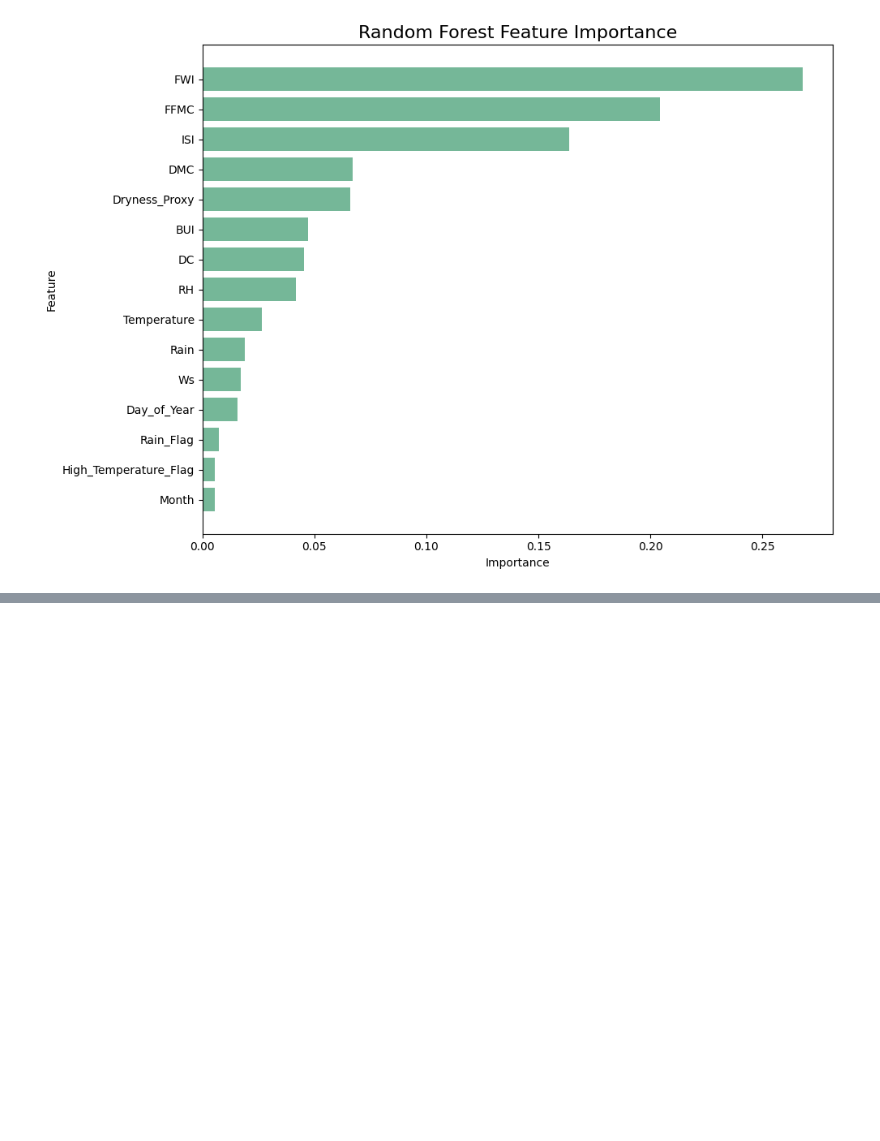
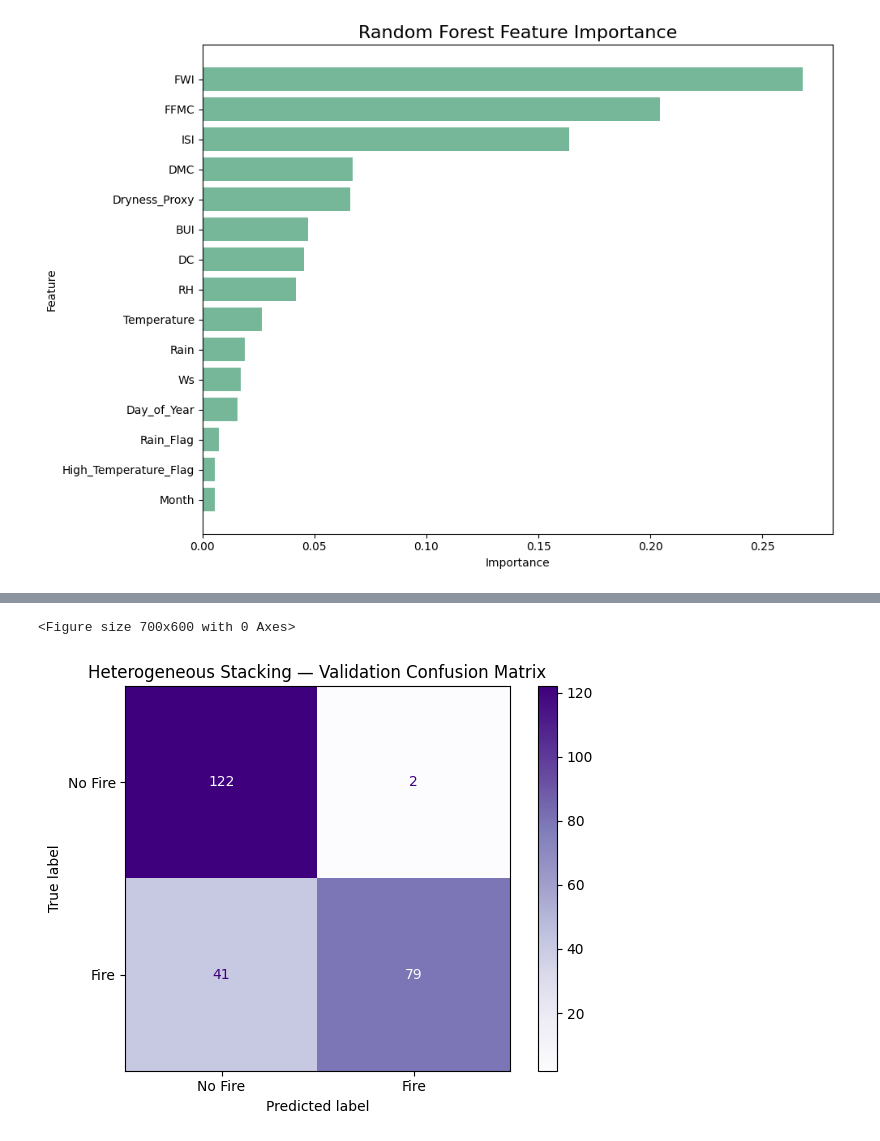
Before and after one commit to an2sh4a/ML-Lab-2547262, a Jupyter notebook: cia-3/2547262 ForestFire.ipynb, the cells around one changed output, grey strips where cells are left out. Cells and saved outputs as stored; diff of their text form; code cells hidden in the pictures; blank space fills up the shorter version.

```diff
--- a/cia-3/2547262 ForestFire.ipynb
+++ b/cia-3/2547262 ForestFire.ipynb
@@ -2445,0 +3077,19 @@ plt.show()
+# %%
+# ============================================================
+# CELL 80: INITIALIZE OUT-OF-FOLD PREDICTIONS
+# ============================================================
+# Each training observation will receive three probabilities:
+#
+# Column 0 → Decision Tree probability of Fire
+# Column 1 → Random Forest probability of Fire
+# Column 2 → XGBoost probability of Fire
+#
+# These predictions will be generated only when an observation
+# belongs to the held-out fold.
+# ============================================================
+
+oof_predictions = np.zeros(
+    (len(X_train), 3)
+)
+
+print("OOF prediction matrix shape:", oof_predictions.shape)
@@ -2445,0 +3390,45 @@ plt.show()
+# %%
+# ============================================================
+# CELL 88: STACKING CONFUSION MATRIX
+# ============================================================
+# Shows:
+# - True Negatives
+# - False Positives
+# - False Negatives
+# - True Positives
+#
+# False negatives are especially important because they
+# represent actual Fire observations classified as No Fire.
+# ============================================================
+
+cm_stack = confusion_matrix(
+    y_val,
+    y_val_pred_stack
+)
+
+
+plt.figure(figsize=(7, 6))
+
+
+disp = ConfusionMatrixDisplay(
+    confusion_matrix=cm_stack,
+    display_labels=["No Fire", "Fire"]
+)
+
+
+disp.plot(
+    cmap="Purples",
+    values_format="d"
+)
+
+
+plt.title(
+    "Heterogeneous Stacking — Validation Confusion Matrix"
+)
+
+
+plt.tight_layout()
+plt.show()
+# %% [output]
+<Figure size 700x600 with 0 Axes>
+[figure, added]
```
Also changed, not shown: parts of 36 cells of this notebook.
